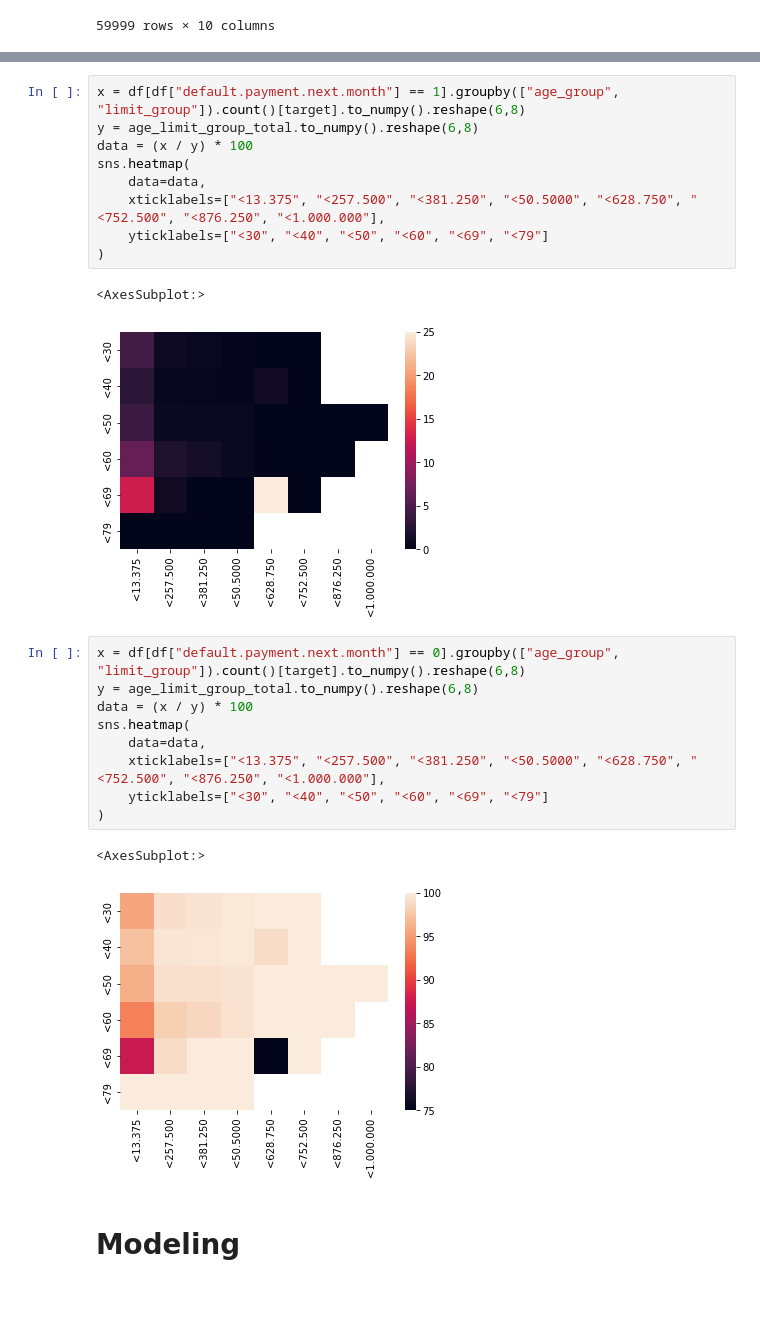
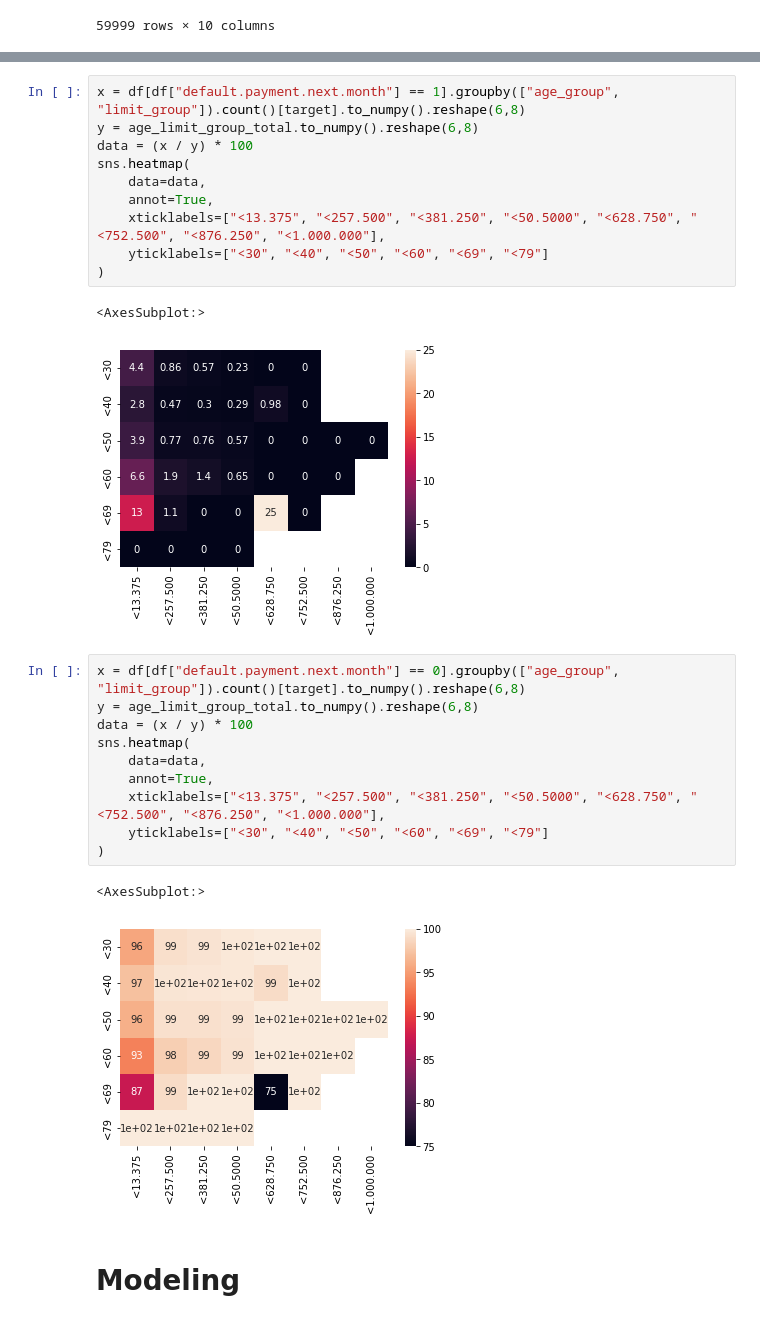
Before and after one commit to janbraunsdorff/Data-Journey, a Jupyter notebook: kredit-001_deskriptive.ipynb, the cells around one changed output, grey strips where cells are left out. Drawn from its saved outputs; the diff is of its cells as text.

```diff
--- a/kredit-001_deskriptive.ipynb
+++ b/kredit-001_deskriptive.ipynb
@@ -368,24 +368,26 @@ y = age_limit_group_total.to_numpy().reshape(6,8)
 data = (x / y) * 100
 sns.heatmap(
     data=data,
+    annot=True,
     xticklabels=["<13.375", "<257.500", "<381.250", "<50.5000", "<628.750", "<752.500", "<876.250", "<1.000.000"],
     yticklabels=["<30", "<40", "<50", "<60", "<69", "<79"]
 )
 # %% [output]
 <AxesSubplot:>
-[figure, old version]
+[figure, new version]
 # %%
 x = df[df["default.payment.next.month"] == 0].groupby(["age_group", "limit_group"]).count()[target].to_numpy().reshape(6,8)
 y = age_limit_group_total.to_numpy().reshape(6,8)
 data = (x / y) * 100
 sns.heatmap(
     data=data,
+    annot=True,
     xticklabels=["<13.375", "<257.500", "<381.250", "<50.5000", "<628.750", "<752.500", "<876.250", "<1.000.000"],
     yticklabels=["<30", "<40", "<50", "<60", "<69", "<79"]
 )
 # %% [output]
 <AxesSubplot:>
-[figure, old version]
+[figure, new version]
 # %% [markdown]
 # Modeling
 # %%
```
Also changed, not shown: parts of 8 cells of this notebook.
